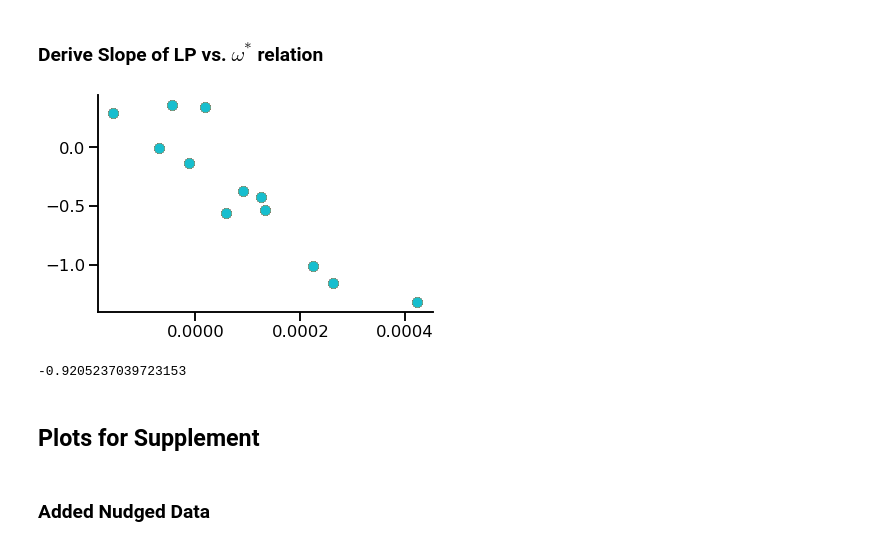
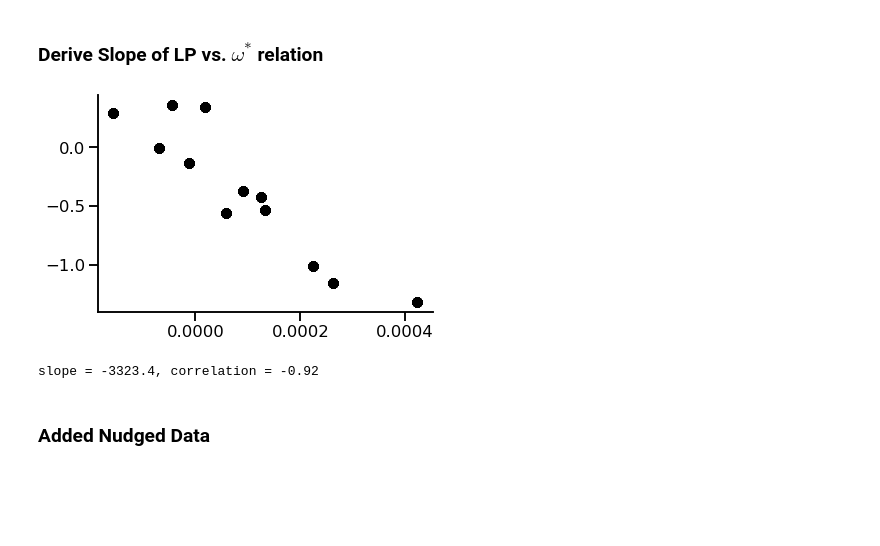
Before and after one commit to fsenf/nbook.2022-11_WiFi-AUS_Circ-Feedbacks, a Jupyter notebook: nbooks/09-Residual-Circulation-at-100hPa.ipynb, the cells around one changed output. Cells and saved outputs as stored; diff of their text form; code cells hidden in the pictures; blank space fills up the shorter version.

```diff
--- a/nbooks/09-Residual-Circulation-at-100hPa.ipynb
+++ b/nbooks/09-Residual-Circulation-at-100hPa.ipynb
@@ -155,4 +71,3 @@ time = d.time
 phi = np.deg2rad( d.lat )
 f = 2*Omega*np.sin(phi)
 mom['EPF_scaled'] = mom['minus_EPF'] / f
-mom['dPhi_dy_scaled'] = mom['dPhi_dy'] / f
@@ -316,10 +89,0 @@ dave['Q'] = -( dave['sradl'] - dave['srads'] ) + dave['lwc'] - dave['ahfs']
-# %%
-alpha = -3500  # muller and O Gorman (2011)
-
-dave['om500'] = c['omega'].sel( plev = 500e2, method = 'nearest')
-dave['oms500'] = c['omega_star'].sel( plev = 500e2, method = 'nearest')
-
-dave['aom500'] = alpha * c['omega'].sel( plev = 500e2, method = 'nearest')
-dave['aoms500'] = alpha * c['omega_star'].sel( plev = 500e2, method = 'nearest')
-
-dave['LTS'] = dave['tpot'].isel( lev = -1) - c['tpot'].sel( plev = 700e2, method = 'nearest')
@@ -343,3 +89,0 @@ Deprecated in NumPy 1.20; for more details and guidance: https://numpy.org/devdo
-# %%
-day = 24 * 3600.
-dave['dh500'] = day *  c['diabatic_heating'].sel( plev = 500e2, method = 'nearest')
@@ -371,4 +90,16 @@ for i in range(3):
 # %%
+dave['net_toa'] = dave['trad0']  +  dave['srad0']
+
+
+L = 2e6
+dave['LP'] = L * ( dave['aprc'] + dave['aprl'] )
+
+
+dave['oms500'] = c['omega_star'].sel( plev = 500e2, method = 'nearest')
+
+dave = dave.squeeze()
+dave = dave.transpose('latrange', 'time', 'mode', 'ensemble', 'lev',)
+
 # momentum variables
 plevel = [200e2, 100e2, 50e2]
 names = ['200', '100', '50']
@@ -378,26 +109,9 @@ for i in range(3):
     name = names[i]
 
     dave[f'vs_{name}'] =  (c['v_star'] ) .sel( **kws)
-    dave[f'u_{name}'] =  (c['u'] ) .sel( **kws)
-
-
     dave[f'EPF_scaled{name}'] = m['EPF_scaled'].sel(**kws)
-
     dave[f'oms_{name}'] = c['omega_star'].sel(**kws)
     dave[f'rhs_{name}'] = c['rad_heating_scaled'].sel(**kws)
-    dave[f'nhs_{name}'] = c['net_heating_scaled'].sel(**kws)
-    dave[f'swh_{name}'] = c['sw_heating_scaled'].sel(**kws)
-    dave[f'dia_{name}'] = c['diabatic_heating'].sel(**kws)
-    dave[f'redheat_{name}'] = c['reduced_heating'].sel(**kws)
-
-
-
-    dave[f'theta_{name}'] = c['tpot'].sel(**kws)
-    dave[f'dtheta_{name}'] = c['dtheta'].sel(**kws)
-    dave[f'theta_scaled{name}_G'] = ( c['tpot'] /  c['Gamma']).sel(**kws) / seconds_since
-    dave[f'theta_scaled{name}'] = c['tpot'].sel(**kws) / seconds_since
-
-    dave[f'Gamma{name}'] = ( c['Gamma']).sel(**kws)
 # %% [markdown]
 ## Prepare Robust Fit
 # %%
@@ -721,45 +435,39 @@ ystat = analysis.ens_stat( dave['LP'] )
 xm = xstat.sel( stats = 'mean').data.flatten()
 ym = ystat.sel( stats = 'mean').data.flatten()
 
 dx = xstat.sel( stats = 'confidence').data.flatten() / 4.  # approx. factor between Gaussian sigma & 2.5-97.5 percentile difference
 dy = ystat.sel( stats = 'confidence').data.flatten() / 4.  # approx. factor between Gaussian sigma & 2.5-97.5 percentile difference
 
 Ny = len(ym)
 Nsample = 100
 
 epsx = 0* np.random.randn(Nsample, Ny)
 epsy = 0 *np.random.randn(Nsample, Ny)
 
 slope_list = []
 corr_list = []
 for i in range(Nsample):
 
     Xsample = np.column_stack([xm + epsx[i]*dx])
     ysample = ym + epsy[i]*dy
 
     xfit, yfit = get_best_fit( Xsample, ysample )
     slope = ( yfit[-1] - yfit[0] )/ (xfit[-1] - xfit[0])
 
     p = np.polyfit( Xsample.flatten(), ysample,1 )
 
     c = np.corrcoef( Xsample.flatten(), ysample )
     slope = p[0]
 
     slope_list += [slope,]
     corr_list += [c[0,1],]
-    plt.plot(Xsample, ysample, 'o')
+    plt.plot(Xsample, ysample, 'ko')
 # %% [output]
-[figure, old version]
+[figure, new version]
 # %%
-np.percentile(slope_list, [2.5, 50, 97.5])
-
-np.mean( slope_list )
-
-np.mean( corr_list )
+print( 'slope = %.1f, correlation = %.2f' % (np.mean( slope_list ), np.mean( corr_list ) ) )
 # %% [output]
--0.9205237039723153
+slope = -3323.4, correlation = -0.92
-# %% [markdown]
-## Plots for Supplement
 # %% [markdown]
 ### Added Nudged Data
 # %%
```
Also changed, not shown: parts of 20 cells of this notebook, 9 other files.
